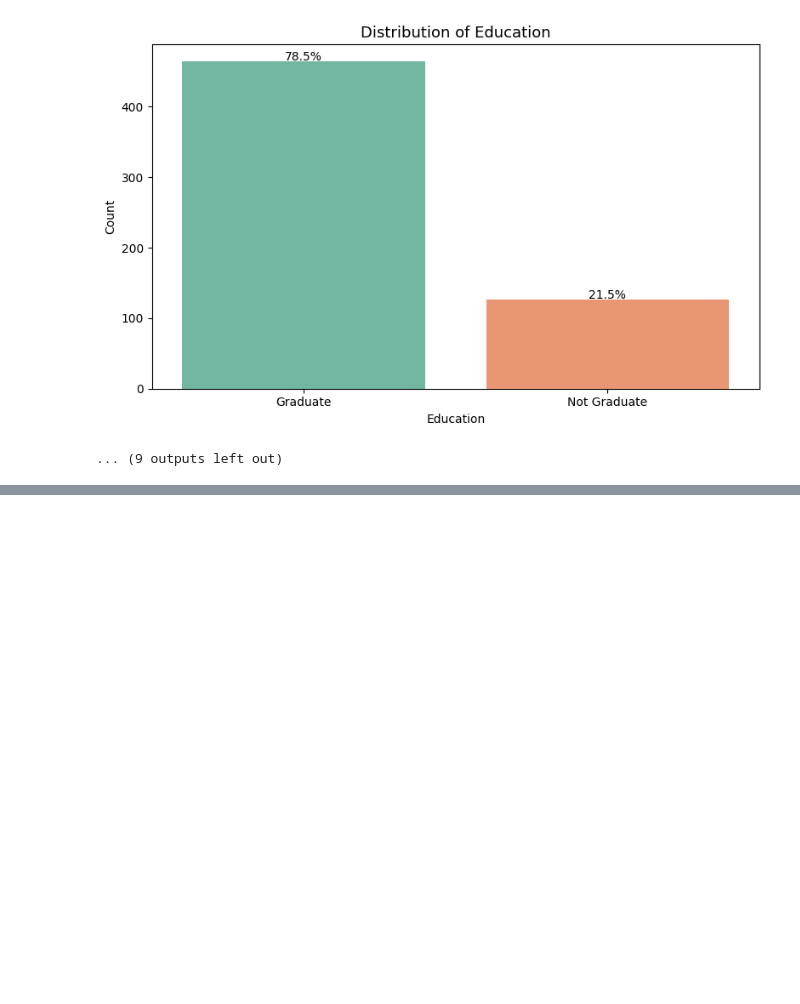
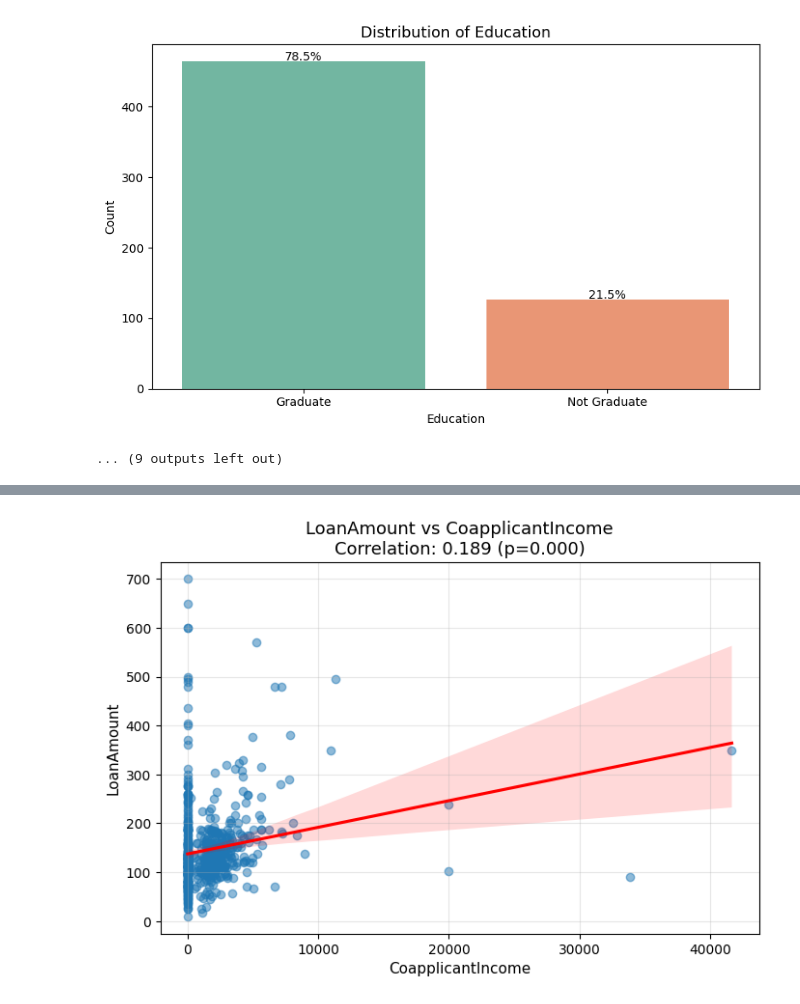
Before and after one commit to Osisami00/AI_Engr, a Jupyter notebook: My_Task/week_12/task25.ipynb, the cells around one changed output, grey strips where cells are left out. Cells and saved outputs as stored; diff of their text form; code cells hidden in the pictures; blank space fills up the shorter version.

```diff
--- a/My_Task/week_12/task25.ipynb
+++ b/My_Task/week_12/task25.ipynb
@@ -720,0 +819,4 @@ Passing `palette` without assigning `hue` is deprecated and will be removed in v
+# %%
+numeric_bivariate_plot(df, "CoapplicantIncome", "LoanAmount")
+# %% [output]
+[figure, added]
```
Also changed, not shown: parts of 13 cells of this notebook.
